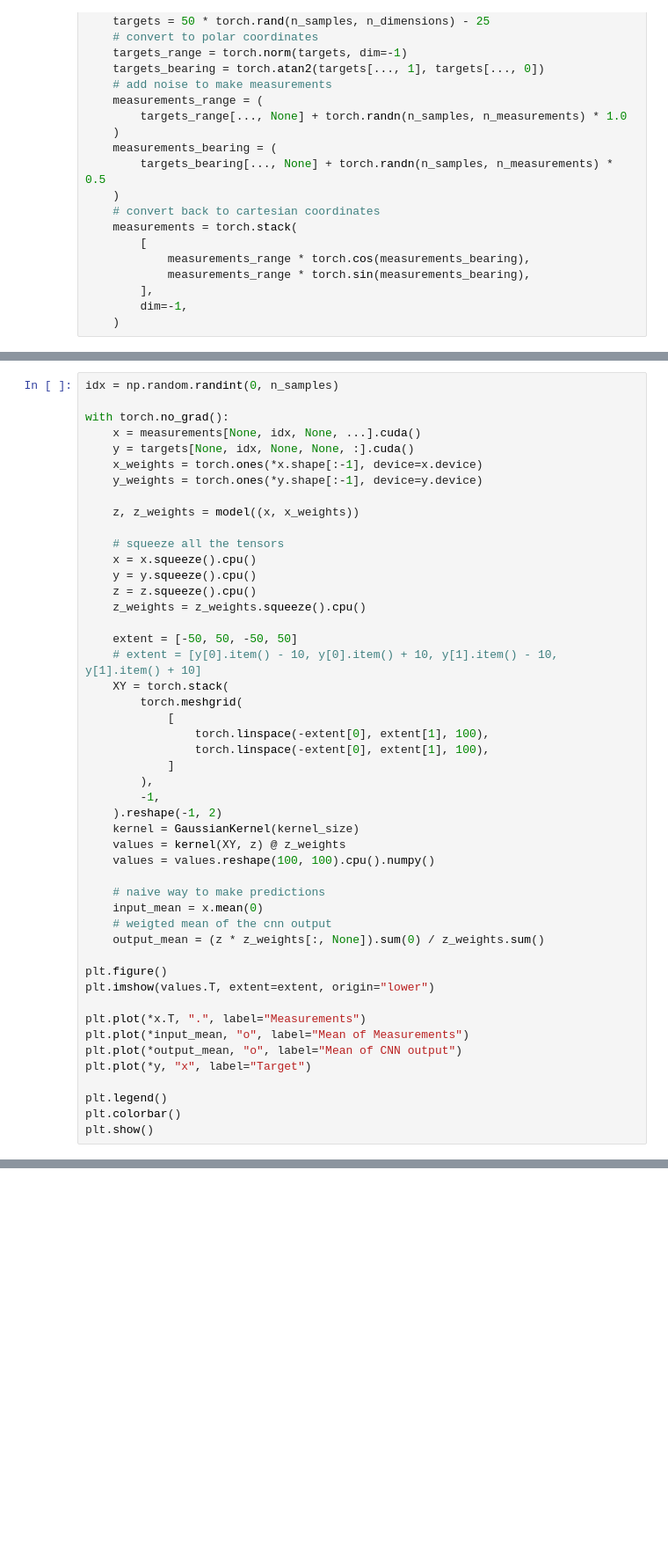
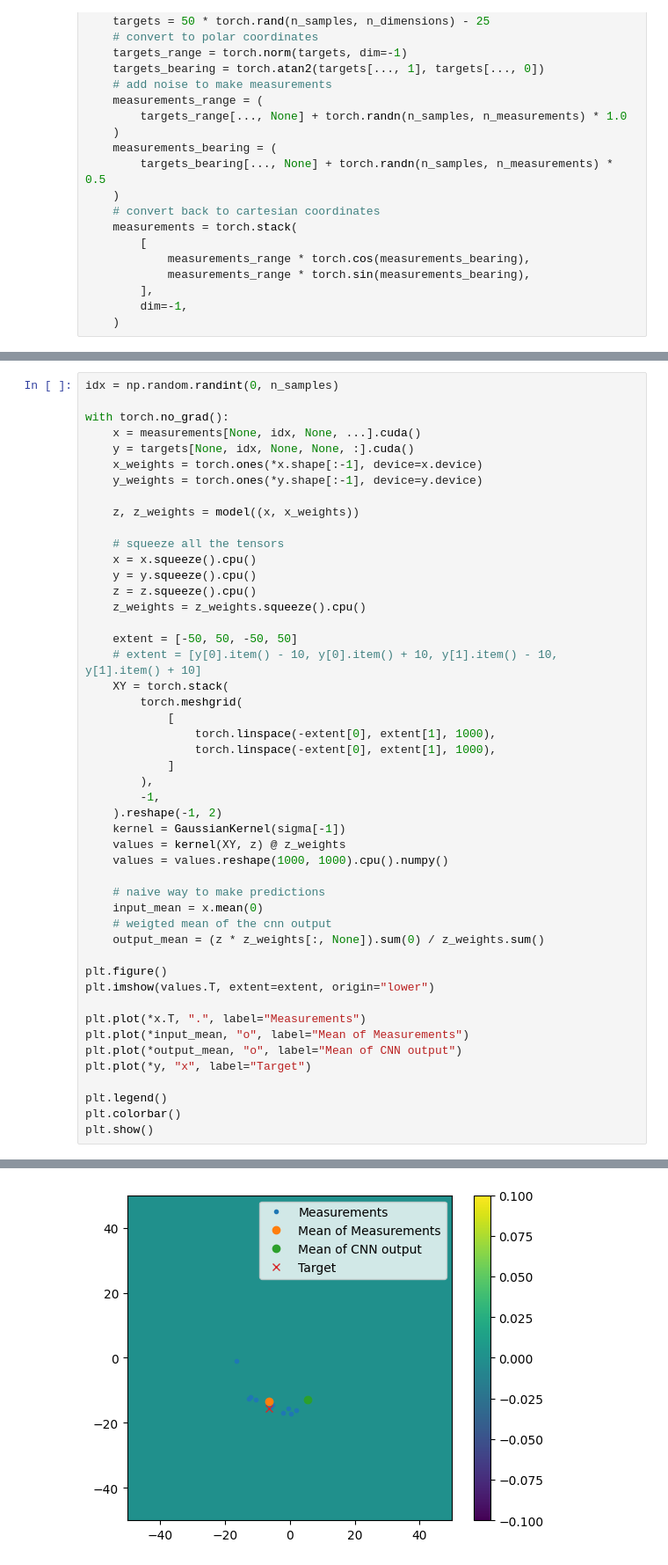
Before and after one commit to Damowerko/torchcps, a Jupyter notebook: notebooks/synthetic.ipynb, the cells around one changed output, grey strips where cells are left out. Shown at 88% size. Saved outputs shown, nothing was run; the diff lists cells and outputs as text; blank space fills up the shorter version.

```diff
--- a/notebooks/synthetic.ipynb
+++ b/notebooks/synthetic.ipynb
@@ -162,15 +195,15 @@ with torch.no_grad():
     XY = torch.stack(
         torch.meshgrid(
             [
-                torch.linspace(-extent[0], extent[1], 100),
-                torch.linspace(-extent[0], extent[1], 100),
+                torch.linspace(-extent[0], extent[1], 1000),
+                torch.linspace(-extent[0], extent[1], 1000),
             ]
         ),
         -1,
     ).reshape(-1, 2)
-    kernel = GaussianKernel(kernel_size)
+    kernel = GaussianKernel(sigma[-1])
     values = kernel(XY, z) @ z_weights
-    values = values.reshape(100, 100).cpu().numpy()
+    values = values.reshape(1000, 1000).cpu().numpy()
 
     # naive way to make predictions
     input_mean = x.mean(0)
@@ -192,0 +225 @@ NameError: name 'self' is not defined
+[figure, added]
```
Also changed, not shown: parts of 8 cells of this notebook, 1 other file.
